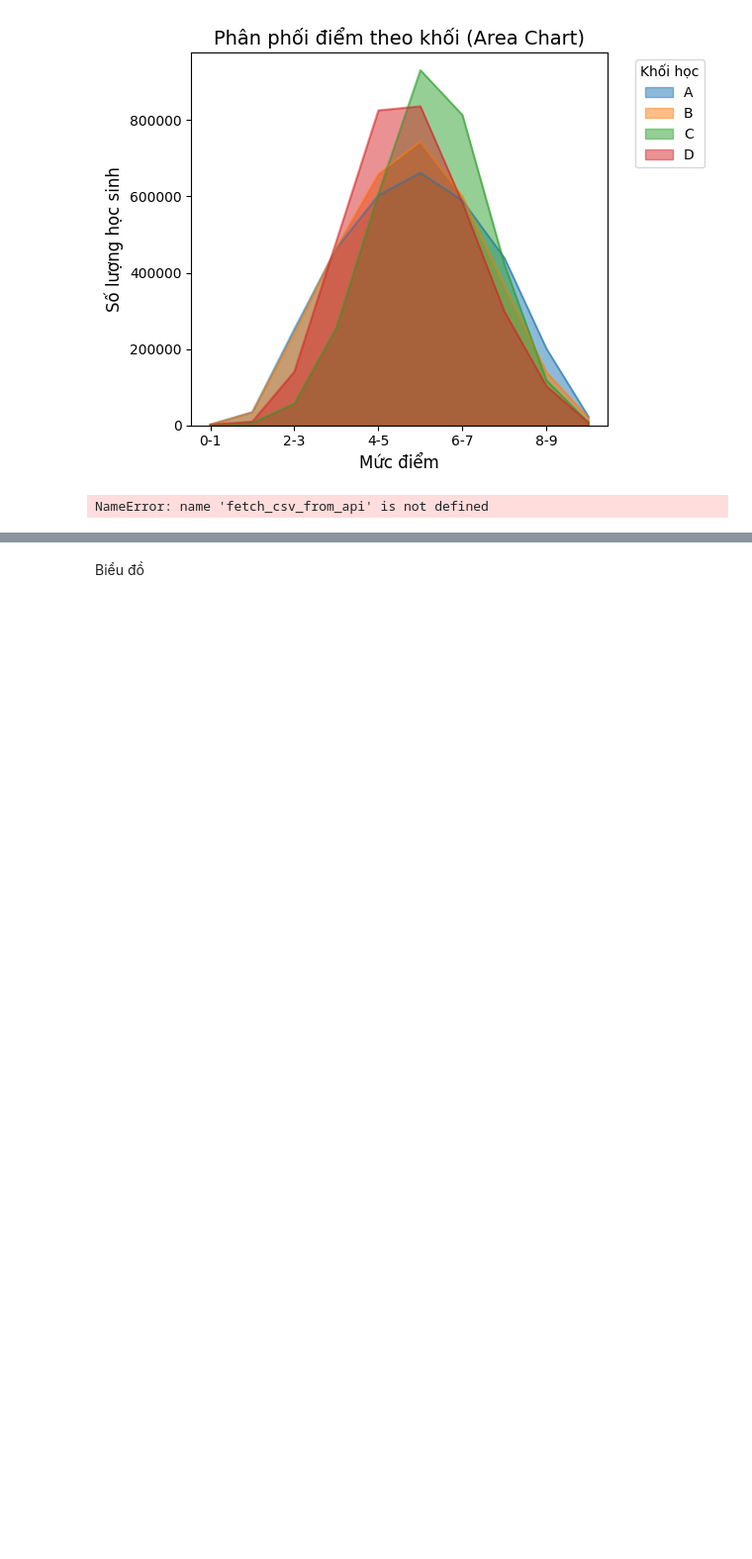
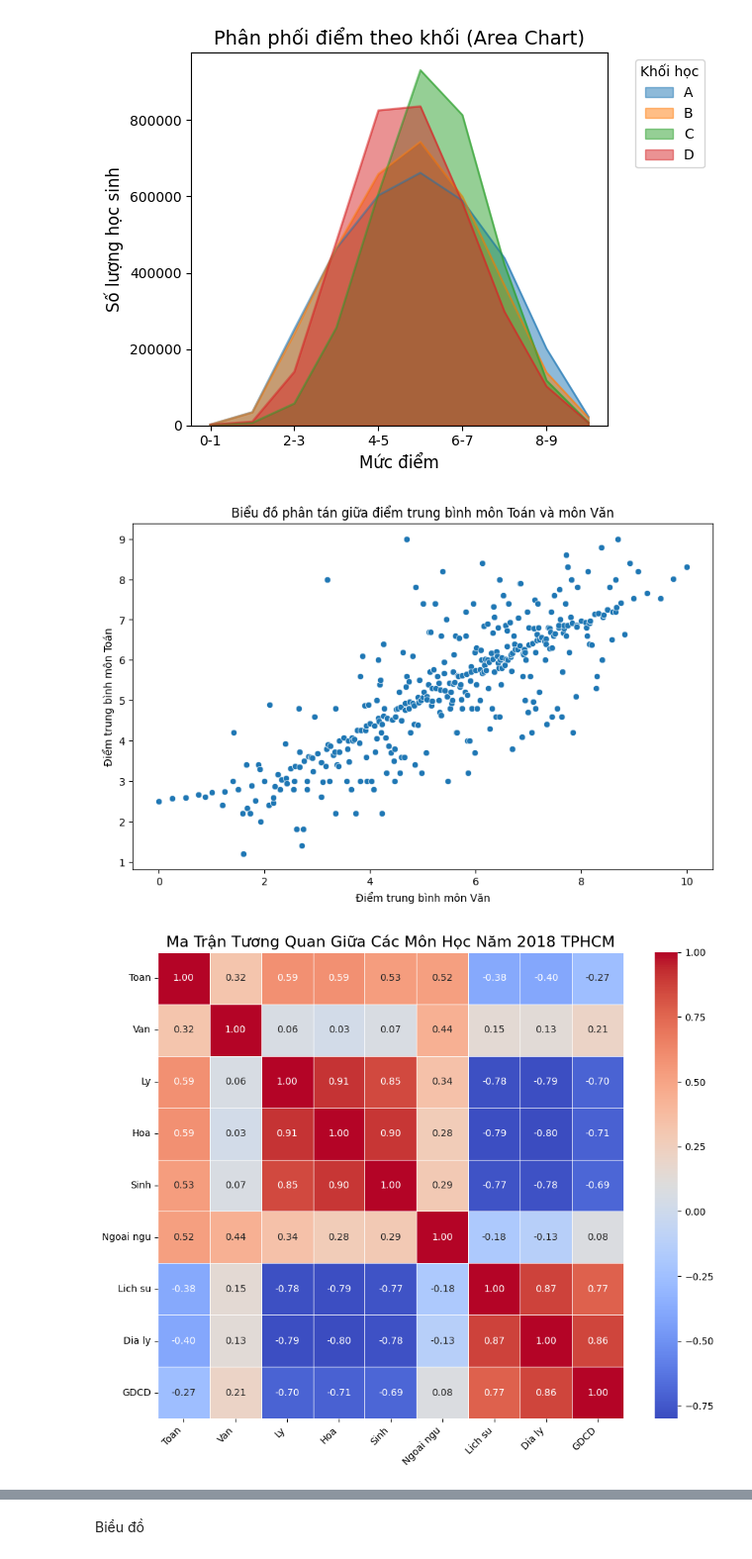
Before and after one commit to Analyze-high-school-scores/Main, a Jupyter notebook: Chart/chart.ipynb, the cells around one changed output, grey strips where cells are left out. Shown at 99% size. Saved outputs shown, nothing was run; the diff lists cells and outputs as text; code cells hidden in the pictures; blank space fills up the shorter version.

```diff
--- a/Chart/chart.ipynb
+++ b/Chart/chart.ipynb
@@ -321,7 +321,28 @@ plt.show()
 [figure]
 # %%
 import seaborn as sns
-from config import fetch_csv_from_api, RAW_DATA_API as cleaned_data_api
+import pandas as pd
+import matplotlib.pyplot as plt
+import numpy as np
+import requests
+from io import StringIO
+
+# Hàm tải dữ liệu từ API
+def fetch_csv_from_api(api_url):
+    """
+    Tải dữ liệu CSV từ API.
+
+    Args:
+        api_url (str): URL của API cung cấp dữ liệu CSV
+
+    Returns:
+        pd.DataFrame: DataFrame chứa dữ liệu đã tải
+    """
+    response = requests.get(api_url)
+    if response.status_code == 200:
+        return pd.read_csv(StringIO(response.text))
+    else:
+        raise Exception(f"Không thể tải dữ liệu: {response.status_code}")
 
 # Hàm vẽ heatmap cho các môn học
 def heatmapSubject(data, year):
@@ -334,9 +355,6 @@ def heatmapSubject(data, year):
 
     Returns:
         None: Hiển thị trực tiếp biểu đồ heatmap với ma trận tương quan giữa các môn học.
-
-    Raises:
-        None
     """
     # Xử lý dữ liệu thiếu (nếu có)
     data = data.fillna(0)
@@ -362,31 +380,35 @@ def heatmapSubject(data, year):
     plt.title(f"Ma Trận Tương Quan Giữa Các Môn Học Năm {year} TPHCM", fontsize=16)
     plt.xticks(rotation=45, ha="right")
     plt.yticks(rotation=0)
     plt.tight_layout()
     plt.show()
 
+# URL API chứa dữ liệu
+cleaned_data_api = 'https://andyanh.id.vn/index.php/s/AQrkaif3HWgs9ke/download'
+
 # Tải dữ liệu từ API
 df = fetch_csv_from_api(cleaned_data_api)
 
 # Lọc dữ liệu theo năm
 df_years = {2018: df[df["Year"] == 2018], 2019: df[df["Year"] == 2019]}
 
 df_filtered = df[['Toan', 'Van']]
 
 # Tính trung bình điểm môn Toán cho mỗi giá trị điểm môn Văn
 df_mean = df_filtered.groupby('Van')['Toan'].mean().reset_index()
 
 # Vẽ biểu đồ phân tán với các điểm trung bình
 plt.figure(figsize=(10, 6))
 sns.scatterplot(x='Van', y='Toan', data=df_mean)
 
 # Thêm tiêu đề và nhãn cho trục
 plt.title('Biểu đồ phân tán giữa điểm trung bình môn Toán và môn Văn')
 plt.xlabel('Điểm trung bình môn Văn')
 plt.ylabel('Điểm trung bình môn Toán')
 
 # Vẽ heatmap cho từng năm
 heatmapSubject(df_years[2018], 2018)
 heatmapSubject(df_years[2019], 2019)
 # %% [output]
-NameError: name 'fetch_csv_from_api' is not defined
+[figure, added]
+[figure, added]
```
Also changed, not shown: parts of 2 cells of this notebook.
